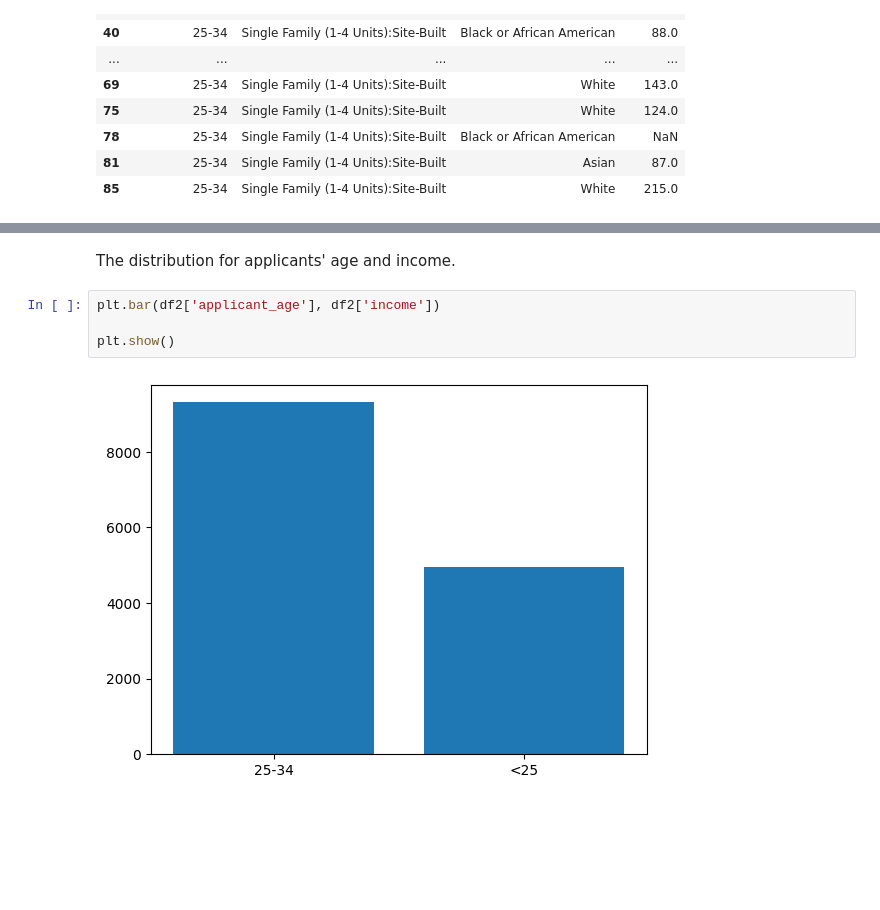
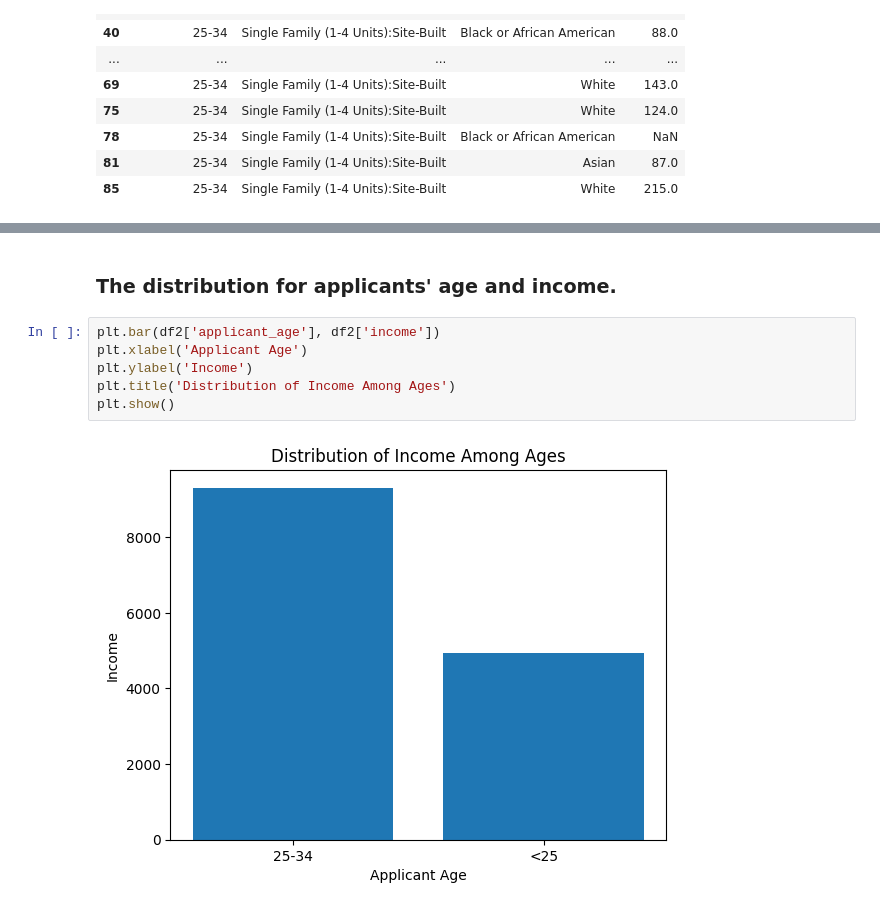
Before and after one commit to BU-Spark/ds-councilor-louijeune-fair-housing, a Jupyter notebook: spring23-team-4/data_code/data_test.ipynb, the cells around one changed output, grey strips where cells are left out. Cells and saved outputs as stored; diff of their text form; blank space fills up the shorter version.

```diff
--- a/spring23-team-4/data_code/data_test.ipynb
+++ b/spring23-team-4/data_code/data_test.ipynb
@@ -78,8 +100,10 @@ plt.show()
 # %% [markdown]
-The distribution for applicants' age and income.
+### The distribution for applicants' age and income.
 # %%
 plt.bar(df2['applicant_age'], df2['income'])
-
+plt.xlabel('Applicant Age')
+plt.ylabel('Income')
+plt.title('Distribution of Income Among Ages')
 plt.show()
 # %% [output]
-[figure, old version]
+[figure, new version]
```
Also changed, not shown: parts of 9 cells of this notebook.
